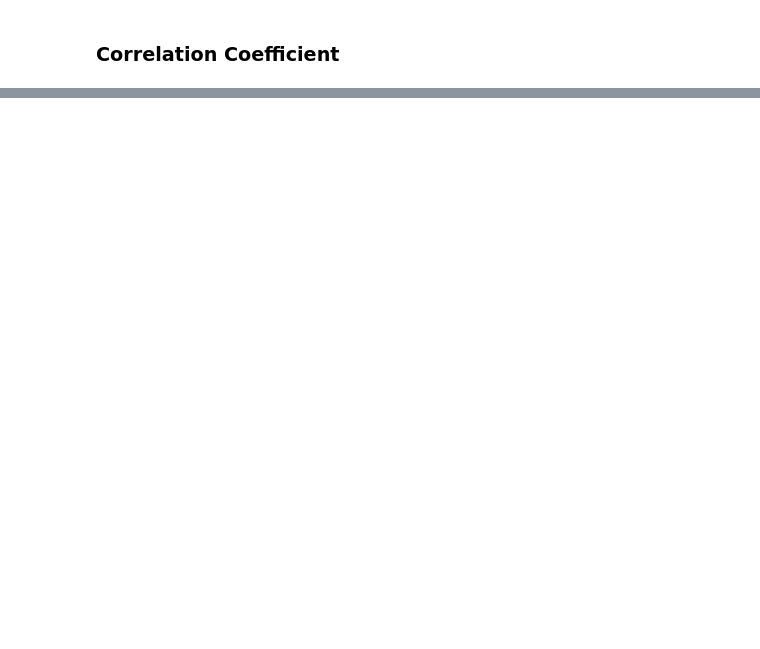
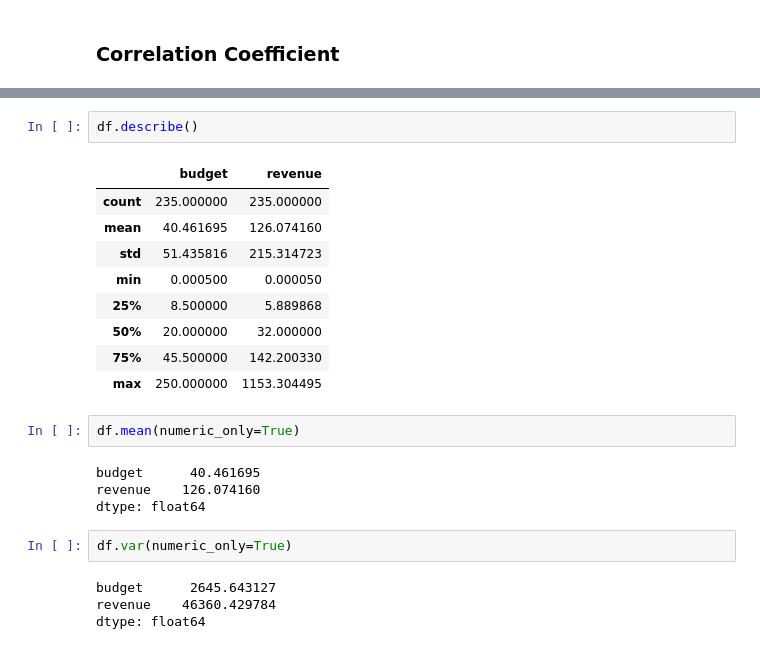
Before and after one commit to mindeleven/Analyzing-financial-data-with-python-and-rust, a Jupyter notebook: algorithmic_trading/python-for-finance-hagmann/Notebooks/ch27002_correlation_and_regression_part_02.ipynb, the cells around one changed output, grey strips where cells are left out. Drawn from its saved outputs; the diff is of its cells as text; blank space fills up the shorter version.

```diff
--- a/algorithmic_trading/python-for-finance-hagmann/Notebooks/ch27002_correlation_and_regression_part_02.ipynb
+++ b/algorithmic_trading/python-for-finance-hagmann/Notebooks/ch27002_correlation_and_regression_part_02.ipynb
@@ -38,0 +95,24 @@ __Interpretation:__
+# %%
+df.describe()
+# %% [output]
+|  | budget | revenue |
+| count | 235.000000 | 235.000000 |
+| mean | 40.461695 | 126.074160 |
+| std | 51.435816 | 215.314723 |
+| min | 0.000500 | 0.000050 |
+| 25% | 8.500000 | 5.889868 |
+| 50% | 20.000000 | 32.000000 |
+| 75% | 45.500000 | 142.200330 |
+| max | 250.000000 | 1153.304495 |
+# %%
+df.mean(numeric_only=True)
+# %% [output]
+budget      40.461695
+revenue    126.074160
+dtype: float64
+# %%
+df.var(numeric_only=True)
+# %% [output]
+budget      2645.643127
+revenue    46360.429784
+dtype: float64
```
Also changed, not shown: parts of 18 cells of this notebook.
